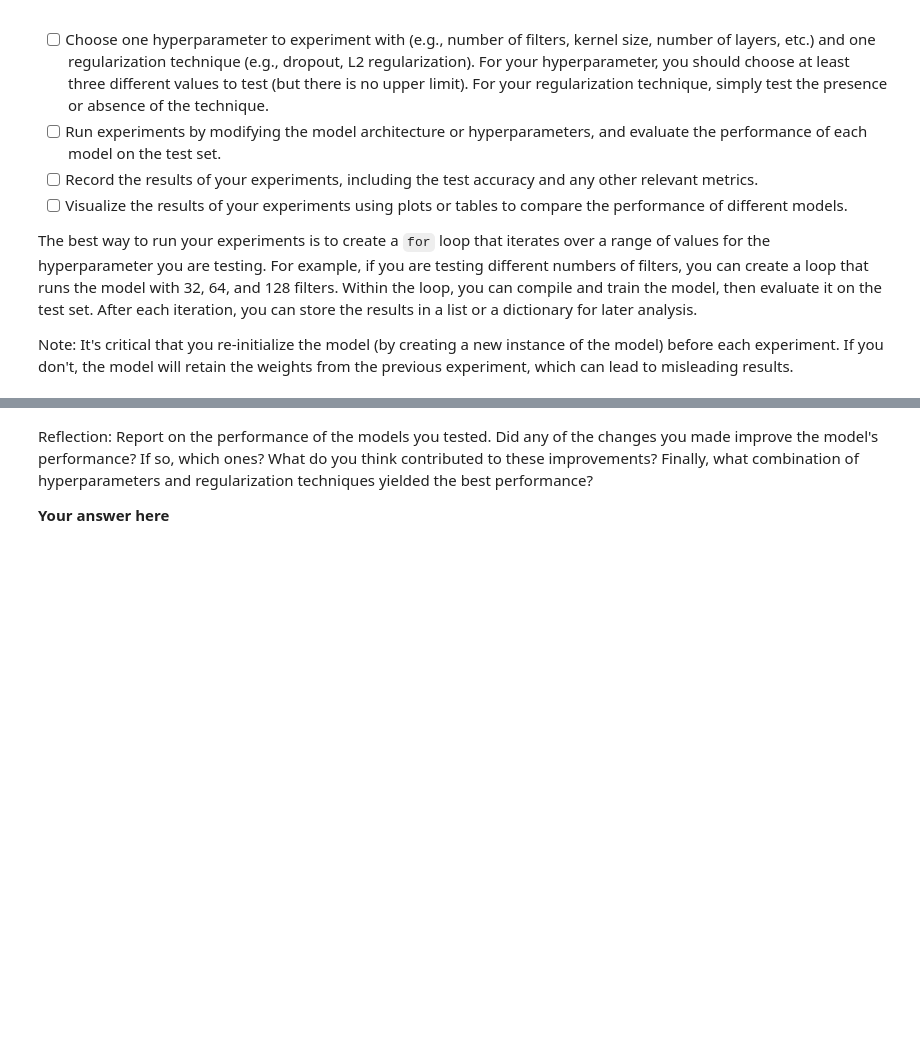
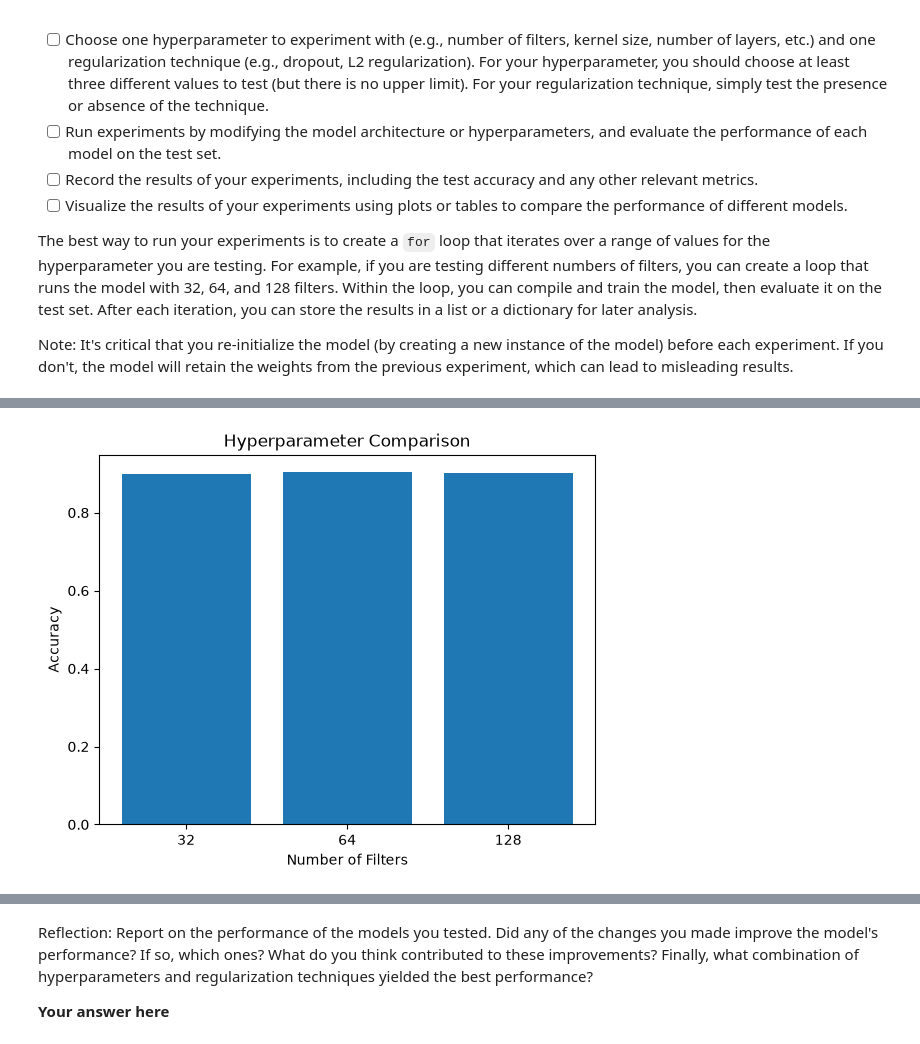
Before and after one commit to glen7386/deep_learning, a Jupyter notebook: 02_activities/assignments/assignment_1.ipynb, the cells around one changed output, grey strips where cells are left out. Cells and saved outputs as stored; diff of their text form; code cells hidden in the pictures; blank space fills up the shorter version.

```diff
--- a/02_activities/assignments/assignment_1.ipynb
+++ b/02_activities/assignments/assignment_1.ipynb
@@ -203,8 +203,10 @@ The best way to run your experiments is to create a `for` loop that iterates ove
 Note: It's critical that you re-initialize the model (by creating a new instance of the model) before each experiment. If you don't, the model will retain the weights from the previous experiment, which can lead to misleading results.
 # %%
 # A. Test Hyperparameters
+from keras.models import Sequential
 
 accuracies = []
+val_accuracies = []
 
 for filters in [32, 64, 128]:
     model = Sequential()
@@ -218,8 +220,20 @@ for filters in [32, 64, 128]:
 
     history = model.fit(X_train, y_train_onehot, epochs=5, batch_size=32, validation_split=0.2)
 
-    print("Filters:", filters, "Validation Accuracy:", accuracy)
+    loss, accuracy = model.evaluate(X_test, y_test_onehot)
+    accuracies.append((filters, accuracy))
+
+    val_accuracy = history.history['val_accuracy'][-1]
+    val_accuracies.append((filters, val_accuracy))
+
+    print("Filters:", filters, "Test Accuracy:", accuracy, "Validation Accuracy:", val_accuracy)
 
 print("All results:", accuracies)
+
+plt.bar(['32', '64', '128'], [acc[1] for acc in accuracies])
+plt.xlabel('Number of Filters')
+plt.ylabel('Accuracy')
+plt.title('Hyperparameter Comparison')
+plt.show()
 # %% [output]
 Epoch 1/5
@@ -242,2 +256,3 @@ All results: []
+[figure, added]
 # %%
 # B. Test presence or absence of regularization
```
Also changed, not shown: parts of 8 cells of this notebook.
